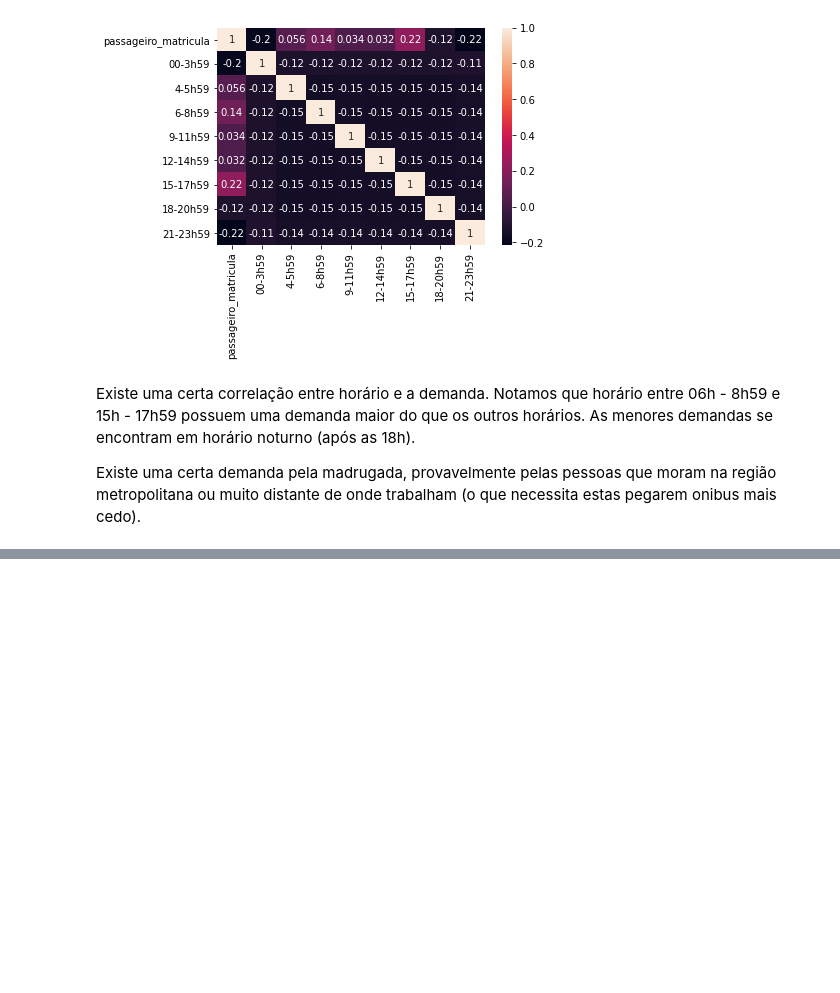
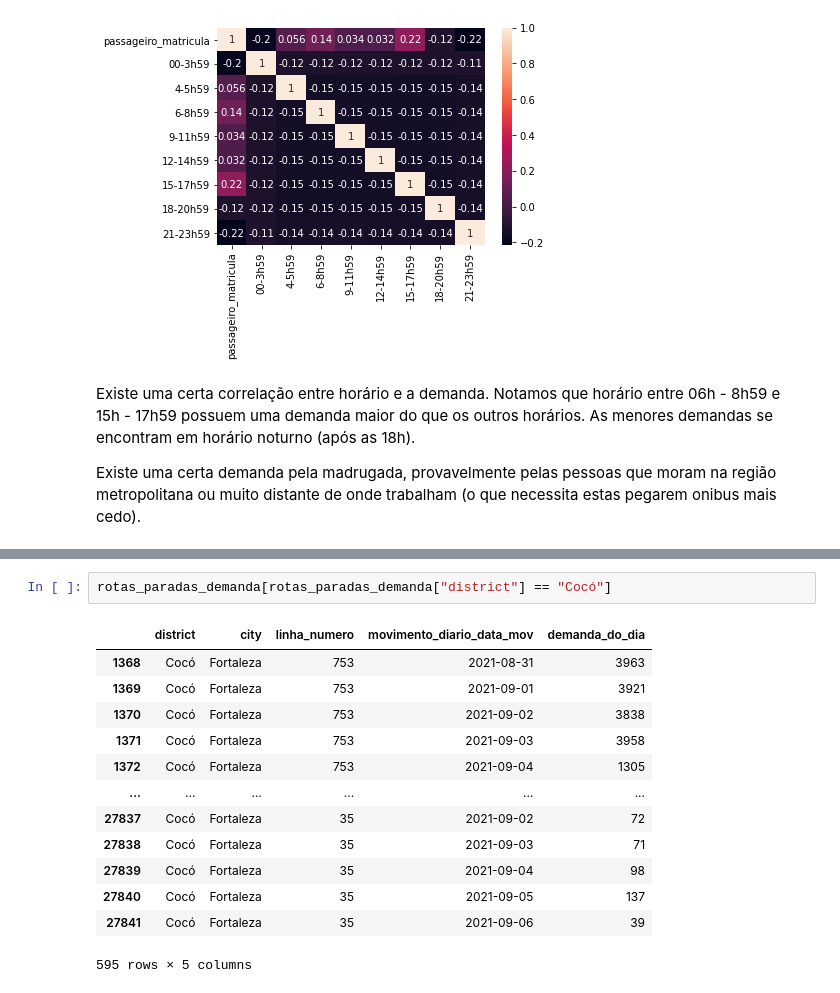
Before and after one commit to iuryrosal/analysis_transport_fortaleza, a Jupyter notebook: notebooks/analise_exploratoria/analise_exploratoria.ipynb, the cells around one changed output, grey strips where cells are left out. Drawn from its saved outputs; the diff is of its cells as text; blank space fills up the shorter version.

```diff
--- a/notebooks/analise_exploratoria/analise_exploratoria.ipynb
+++ b/notebooks/analise_exploratoria/analise_exploratoria.ipynb
@@ -305,0 +388,16 @@ Existe uma certa demanda pela madrugada, provavelmente pelas pessoas que moram n
+# %%
+rotas_paradas_demanda[rotas_paradas_demanda["district"] == "Cocó"]
+# %% [output]
+|  | district | city | linha_numero | movimento_diario_data_mov | demanda_do_dia |
+| 1368 | Cocó | Fortaleza | 753 | 2021-08-31 | 3963 |
+| 1369 | Cocó | Fortaleza | 753 | 2021-09-01 | 3921 |
+| 1370 | Cocó | Fortaleza | 753 | 2021-09-02 | 3838 |
+| 1371 | Cocó | Fortaleza | 753 | 2021-09-03 | 3958 |
+| 1372 | Cocó | Fortaleza | 753 | 2021-09-04 | 1305 |
+| ... | ... | ... | ... | ... | ... |
+| 27837 | Cocó | Fortaleza | 35 | 2021-09-02 | 72 |
+| 27838 | Cocó | Fortaleza | 35 | 2021-09-03 | 71 |
+| 27839 | Cocó | Fortaleza | 35 | 2021-09-04 | 98 |
+| 27840 | Cocó | Fortaleza | 35 | 2021-09-05 | 137 |
+| 27841 | Cocó | Fortaleza | 35 | 2021-09-06 | 39 |
+595 rows × 5 columns
```
Also changed, not shown: parts of 21 cells of this notebook.
